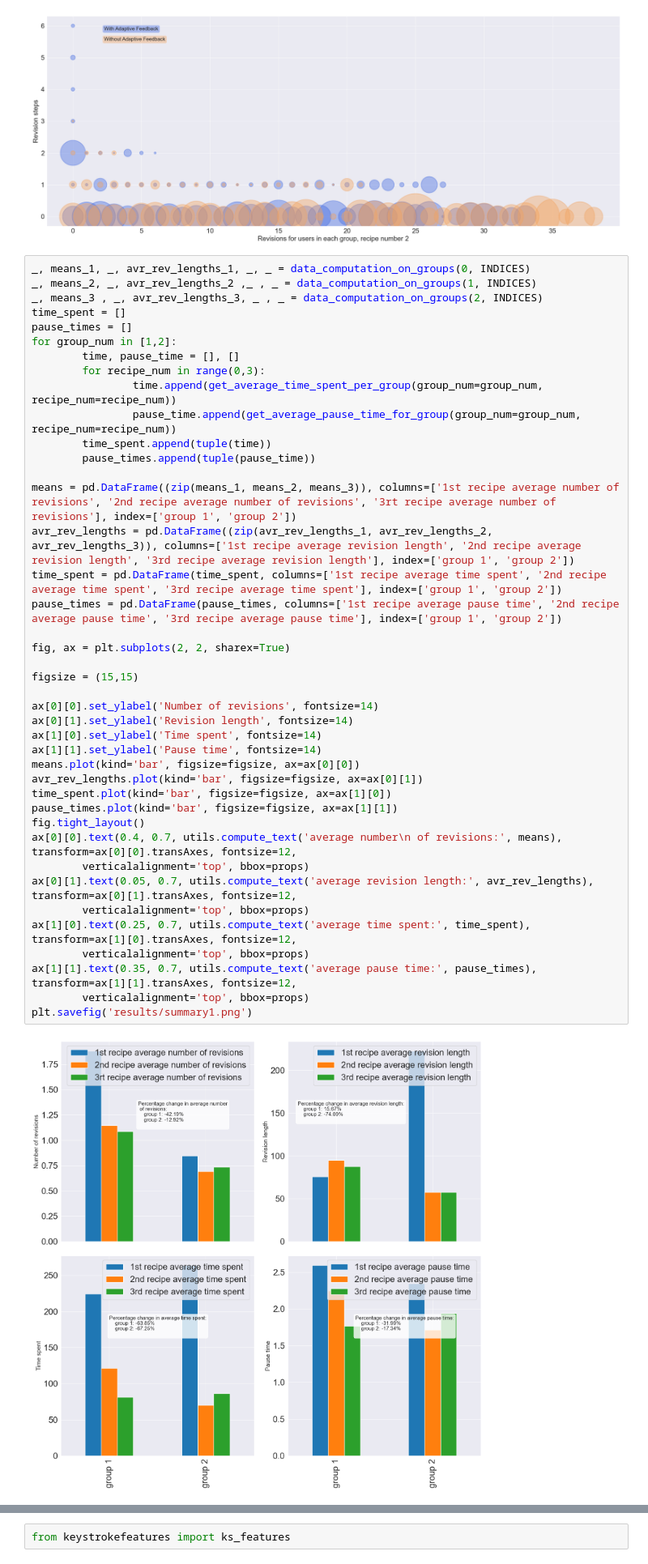
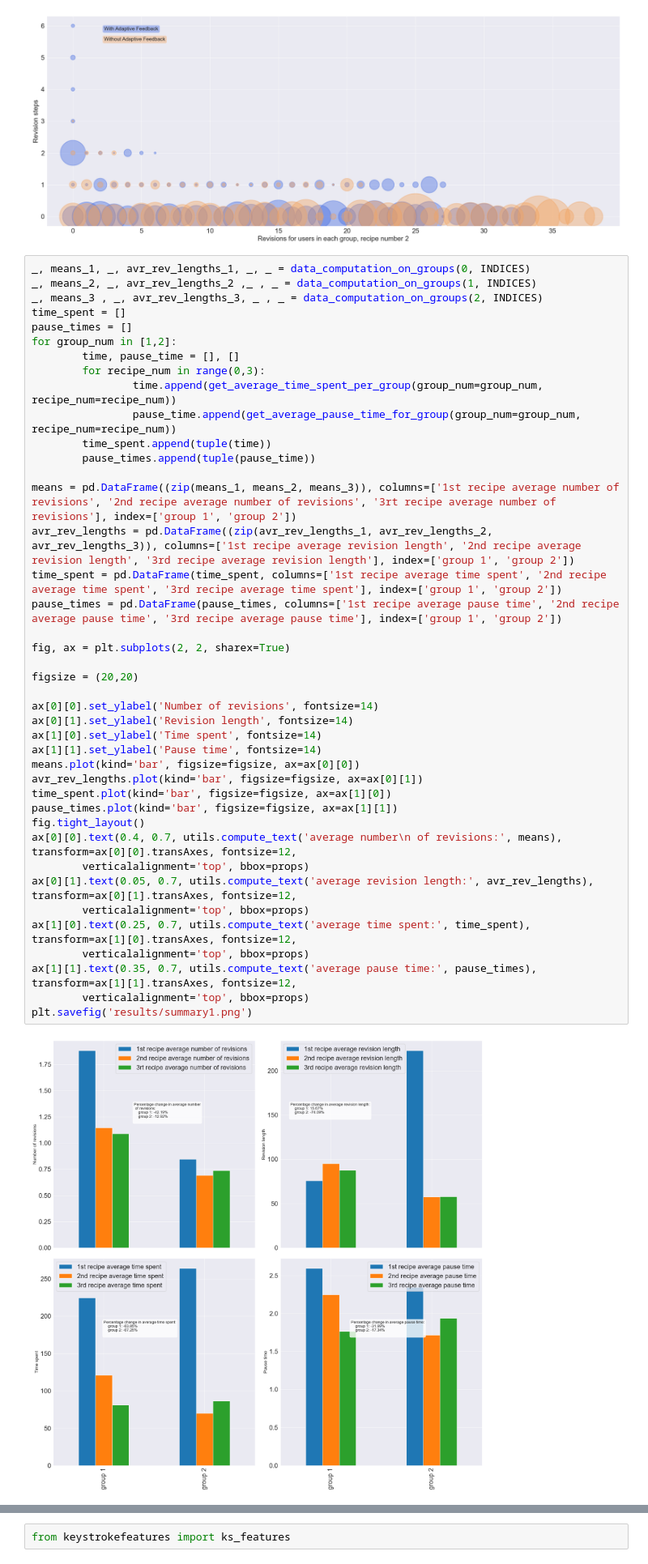
Before and after one commit to lucamouchel/Understanding-Revision-Behavior, a Jupyter notebook: RevisionBehavior.ipynb, the cells around one changed output, grey strips where cells are left out. Shown at 81% size. Saved outputs shown, nothing was run; the diff lists cells and outputs as text.

```diff
--- a/RevisionBehavior.ipynb
+++ b/RevisionBehavior.ipynb
@@ -482,35 +495,35 @@ for group_num in [1,2]:
         time_spent.append(tuple(time))
         pause_times.append(tuple(pause_time))
 
 means = pd.DataFrame((zip(means_1, means_2, means_3)), columns=['1st recipe average number of revisions', '2nd recipe average number of revisions', '3rt recipe average number of revisions'], index=['group 1', 'group 2'])
 avr_rev_lengths = pd.DataFrame((zip(avr_rev_lengths_1, avr_rev_lengths_2, avr_rev_lengths_3)), columns=['1st recipe average revision length', '2nd recipe average revision length', '3rd recipe average revision length'], index=['group 1', 'group 2'])
 time_spent = pd.DataFrame(time_spent, columns=['1st recipe average time spent', '2nd recipe average time spent', '3rd recipe average time spent'], index=['group 1', 'group 2'])
 pause_times = pd.DataFrame(pause_times, columns=['1st recipe average pause time', '2nd recipe average pause time', '3rd recipe average pause time'], index=['group 1', 'group 2'])
 
 fig, ax = plt.subplots(2, 2, sharex=True)
 
-figsize = (15,15)
+figsize = (20,20)
 
 ax[0][0].set_ylabel('Number of revisions', fontsize=14)
 ax[0][1].set_ylabel('Revision length', fontsize=14)
 ax[1][0].set_ylabel('Time spent', fontsize=14)
 ax[1][1].set_ylabel('Pause time', fontsize=14)
 means.plot(kind='bar', figsize=figsize, ax=ax[0][0])
 avr_rev_lengths.plot(kind='bar', figsize=figsize, ax=ax[0][1])
 time_spent.plot(kind='bar', figsize=figsize, ax=ax[1][0])
 pause_times.plot(kind='bar', figsize=figsize, ax=ax[1][1])
 fig.tight_layout()
 ax[0][0].text(0.4, 0.7, utils.compute_text('average number\n of revisions:', means), transform=ax[0][0].transAxes, fontsize=12,
         verticalalignment='top', bbox=props)
 ax[0][1].text(0.05, 0.7, utils.compute_text('average revision length:', avr_rev_lengths), transform=ax[0][1].transAxes, fontsize=12,
         verticalalignment='top', bbox=props)
 ax[1][0].text(0.25, 0.7, utils.compute_text('average time spent:', time_spent), transform=ax[1][0].transAxes, fontsize=12,
         verticalalignment='top', bbox=props)
 ax[1][1].text(0.35, 0.7, utils.compute_text('average pause time:', pause_times), transform=ax[1][1].transAxes, fontsize=12,
         verticalalignment='top', bbox=props)
 plt.savefig('results/summary1.png')
 # %% [output]
-[figure, old version]
+[figure, new version]
 # %%
 dframe_with_n_recipes = []
 dframe_all_recipes_combined = []
```
Also changed, not shown: parts of 2 cells of this notebook, 7 other files.
